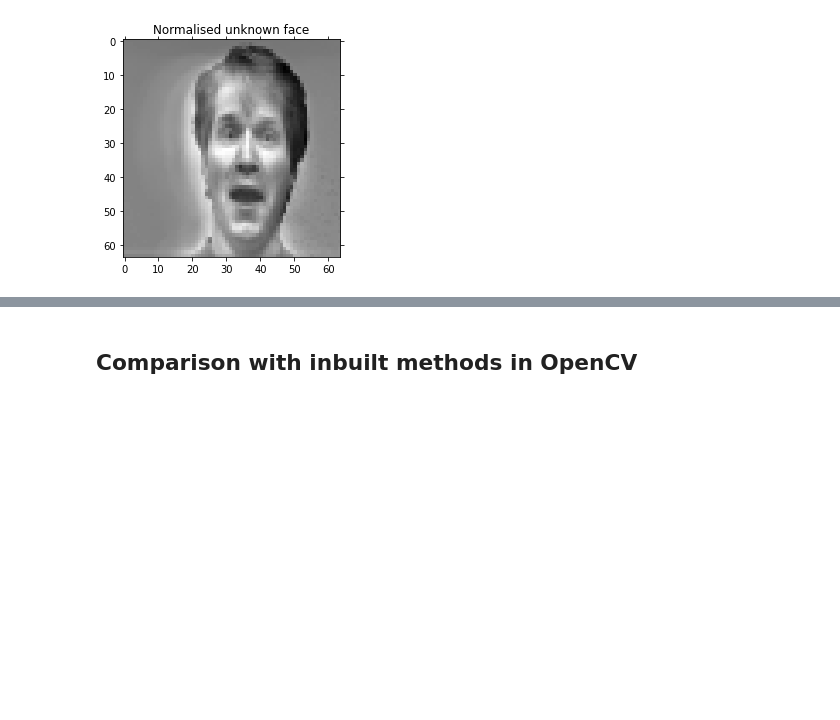
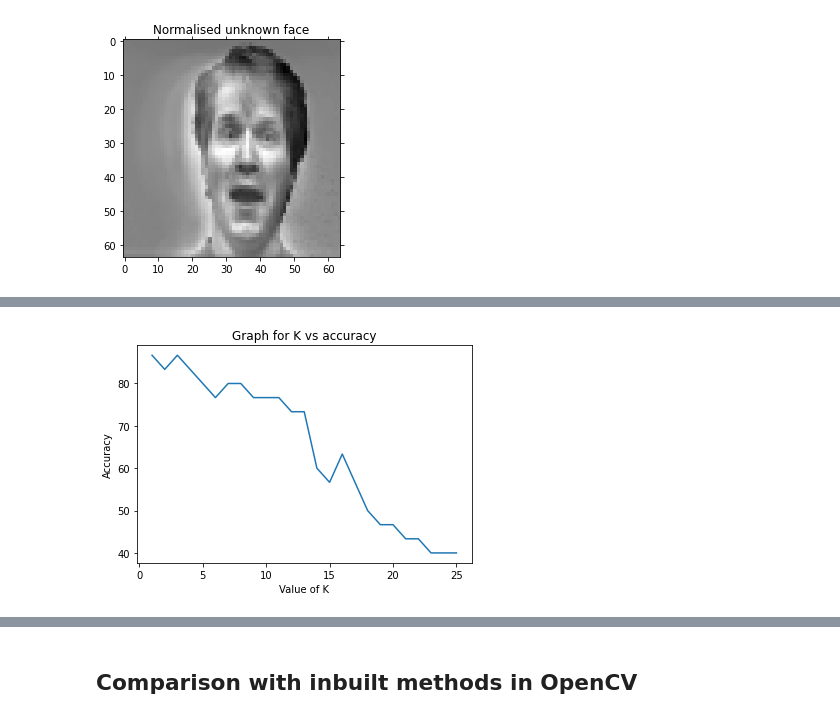
Before and after one commit to Rutvij-1/Eigen-Faces-SMAI-M21-project, a Jupyter notebook: FINALFINAL.ipynb, the cells around one changed output, grey strips where cells are left out. Cells and saved outputs as stored; diff of their text form; code cells hidden in the pictures; blank space fills up the shorter version.

```diff
--- a/FINALFINAL.ipynb
+++ b/FINALFINAL.ipynb
@@ -215,3 +272,11 @@ def recogniser(curr_testing_im, curr_testing_label, proj_data, w,t0 = 50532474,t
+# %%
+plt.plot(k, acc)
+plt.xlabel("Value of K")
+plt.ylabel("Accuracy")
+plt.title("Graph for K vs accuracy")
+plt.show()
+# %% [output]
+[figure, added]
 # %%
 ROW_SIZE = 5
 correct_pred = 0
```
Also changed, not shown: parts of 18 cells of this notebook, 1 other file.
